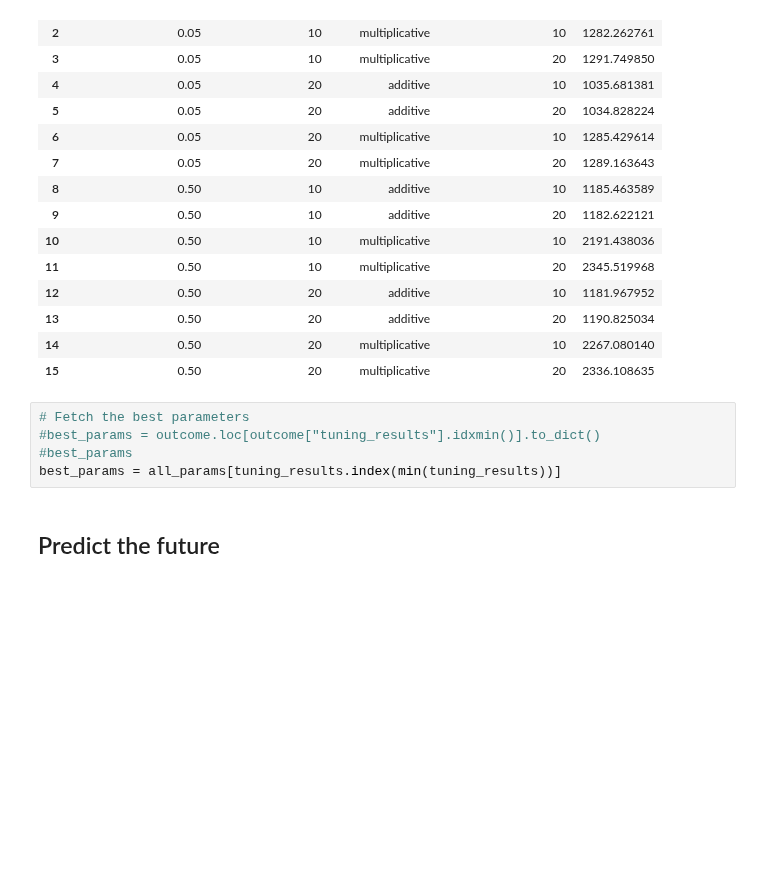
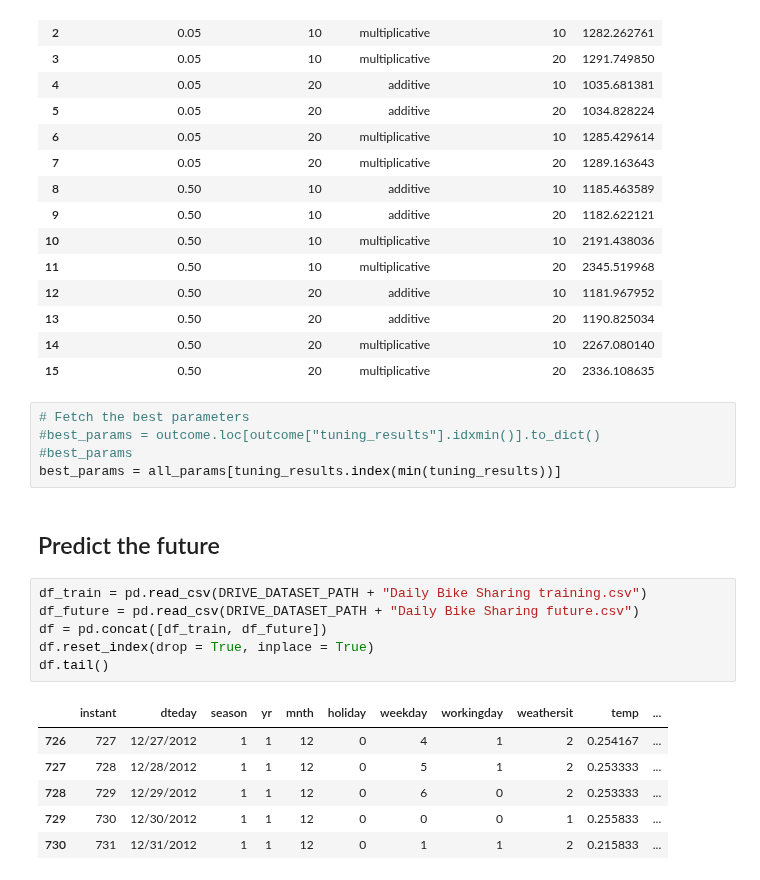
Before and after one commit to rizaho/ml_for_financial_analysis, a Jupyter notebook: 201_4_FACEBOOK_PROPHET.ipynb, the cells around one changed output. Cells and saved outputs as stored; diff of their text form; blank space fills up the shorter version.

```diff
--- a/201_4_FACEBOOK_PROPHET.ipynb
+++ b/201_4_FACEBOOK_PROPHET.ipynb
@@ -806,3 +806,16 @@ outcome
 best_params = all_params[tuning_results.index(min(tuning_results))]
 # %% [markdown]
 ## Predict the future
+# %%
+df_train = pd.read_csv(DRIVE_DATASET_PATH + "Daily Bike Sharing training.csv")
+df_future = pd.read_csv(DRIVE_DATASET_PATH + "Daily Bike Sharing future.csv")
+df = pd.concat([df_train, df_future])
+df.reset_index(drop = True, inplace = True)
+df.tail()
+# %% [output]
+|  | instant | dteday | season | yr | mnth | holiday | weekday | workingday | weathersit | temp | ... |
+| 726 | 727 | 12/27/2012 | 1 | 1 | 12 | 0 | 4 | 1 | 2 | 0.254167 | ... |
+| 727 | 728 | 12/28/2012 | 1 | 1 | 12 | 0 | 5 | 1 | 2 | 0.253333 | ... |
+| 728 | 729 | 12/29/2012 | 1 | 1 | 12 | 0 | 6 | 0 | 2 | 0.253333 | ... |
+| 729 | 730 | 12/30/2012 | 1 | 1 | 12 | 0 | 0 | 0 | 1 | 0.255833 | ... |
+| 730 | 731 | 12/31/2012 | 1 | 1 | 12 | 0 | 1 | 1 | 2 | 0.215833 | ... |
```
